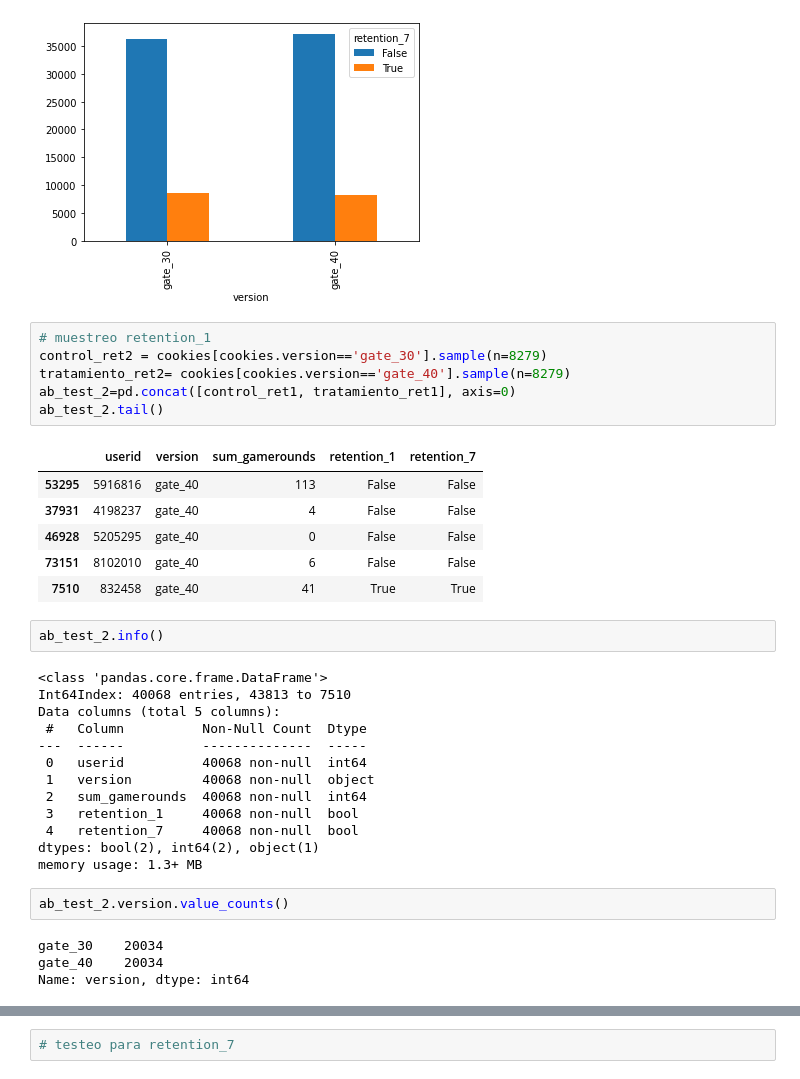
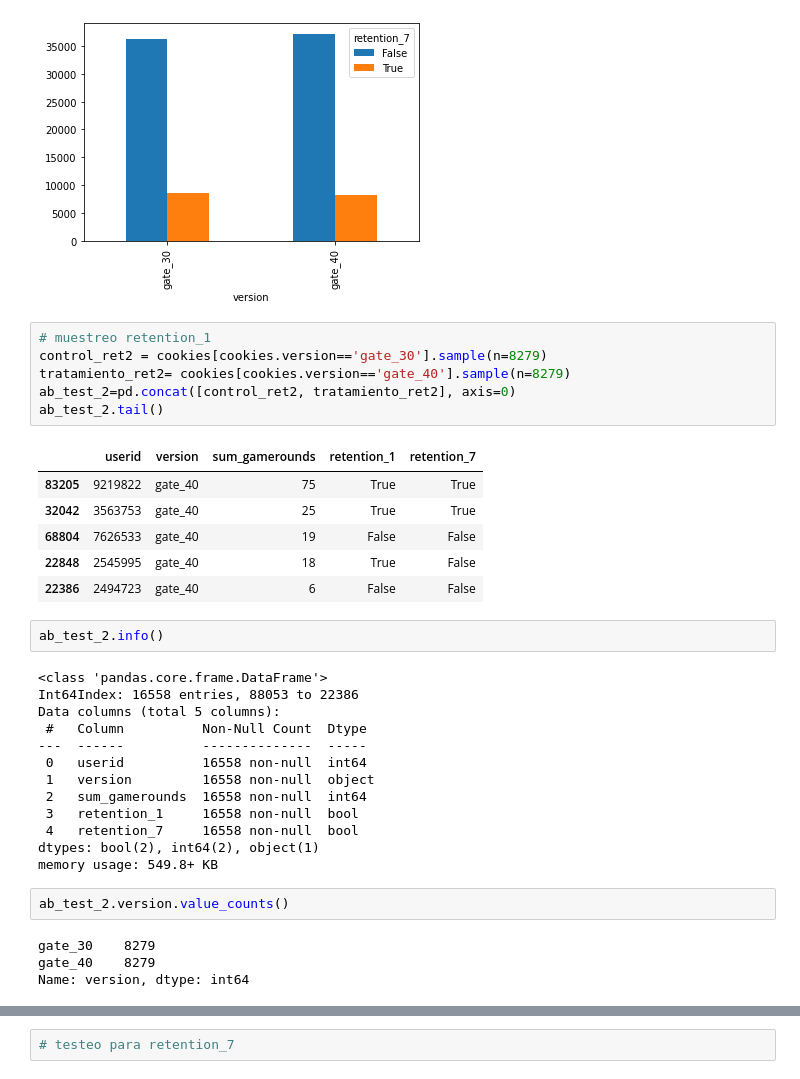
Before and after one commit to Ironhack-Data-Madrid-Mayo-2022/6.4_lab-AB-Testing, a Jupyter notebook: lab-ab-test.ipynb, the cells around one changed output, grey strips where cells are left out. Cells and saved outputs as stored; diff of their text form.

```diff
--- a/lab-ab-test.ipynb
+++ b/lab-ab-test.ipynb
@@ -146,35 +170,35 @@ t2.plot(kind='bar')
 # %%
 # muestreo retention_1
 control_ret2 = cookies[cookies.version=='gate_30'].sample(n=8279)
 tratamiento_ret2= cookies[cookies.version=='gate_40'].sample(n=8279)
-ab_test_2=pd.concat([control_ret1, tratamiento_ret1], axis=0)
+ab_test_2=pd.concat([control_ret2, tratamiento_ret2], axis=0)
 ab_test_2.tail()
 # %% [output]
 |  | userid | version | sum_gamerounds | retention_1 | retention_7 |
-| 53295 | 5916816 | gate_40 | 113 | False | False |
-| 37931 | 4198237 | gate_40 | 4 | False | False |
-| 46928 | 5205295 | gate_40 | 0 | False | False |
-| 73151 | 8102010 | gate_40 | 6 | False | False |
-| 7510 | 832458 | gate_40 | 41 | True | True |
+| 83205 | 9219822 | gate_40 | 75 | True | True |
+| 32042 | 3563753 | gate_40 | 25 | True | True |
+| 68804 | 7626533 | gate_40 | 19 | False | False |
+| 22848 | 2545995 | gate_40 | 18 | True | False |
+| 22386 | 2494723 | gate_40 | 6 | False | False |
 # %%
 ab_test_2.info()
 # %% [output]
 <class 'pandas.core.frame.DataFrame'>
-Int64Index: 40068 entries, 43813 to 7510
+Int64Index: 16558 entries, 88053 to 22386
 Data columns (total 5 columns):
  #   Column          Non-Null Count  Dtype
 ---  ------          --------------  -----
- 0   userid          40068 non-null  int64
- 1   version         40068 non-null  object
- 2   sum_gamerounds  40068 non-null  int64
- 3   retention_1     40068 non-null  bool
- 4   retention_7     40068 non-null  bool
+ 0   userid          16558 non-null  int64
+ 1   version         16558 non-null  object
+ 2   sum_gamerounds  16558 non-null  int64
+ 3   retention_1     16558 non-null  bool
+ 4   retention_7     16558 non-null  bool
 dtypes: bool(2), int64(2), object(1)
-memory usage: 1.3+ MB
+memory usage: 549.8+ KB
 # %%
 ab_test_2.version.value_counts()
 # %% [output]
-gate_30    20034
-gate_40    20034
+gate_30    8279
+gate_40    8279
 Name: version, dtype: int64
 # %%
```
Also changed, not shown: parts of 16 cells of this notebook.
